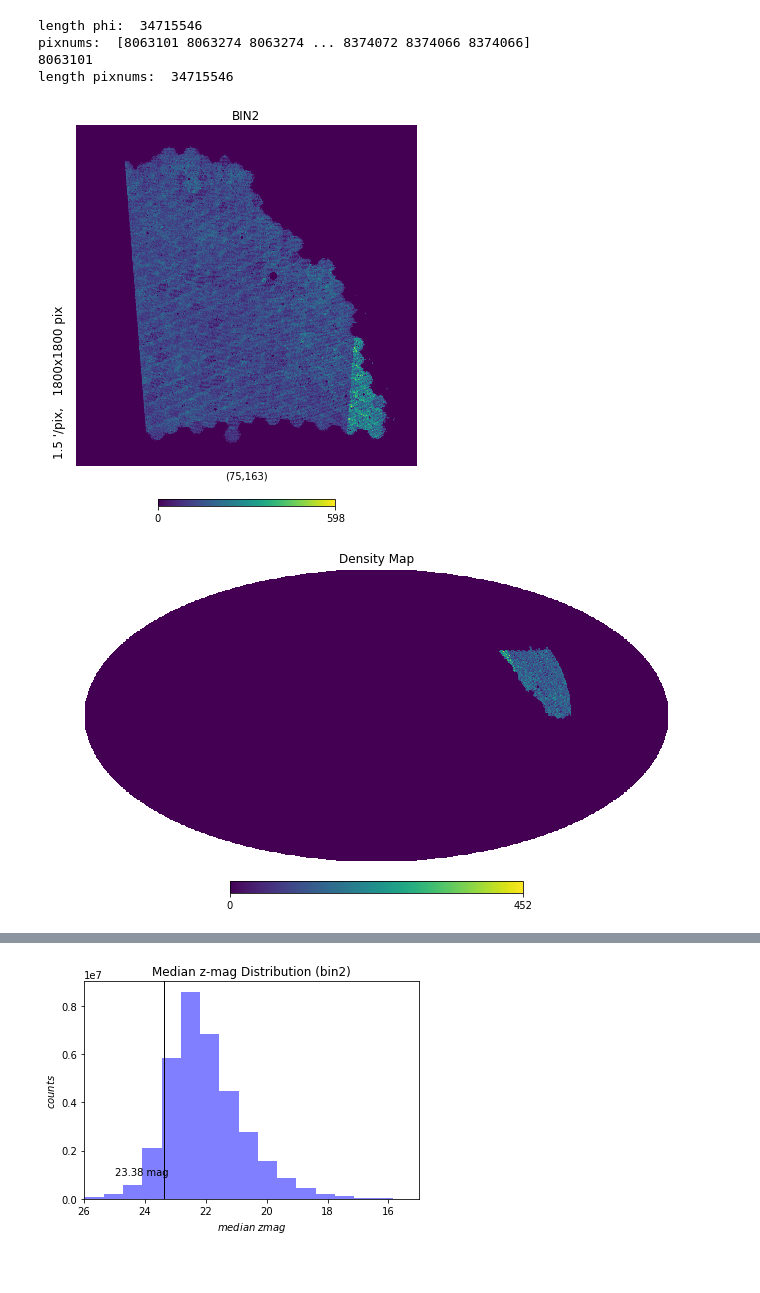
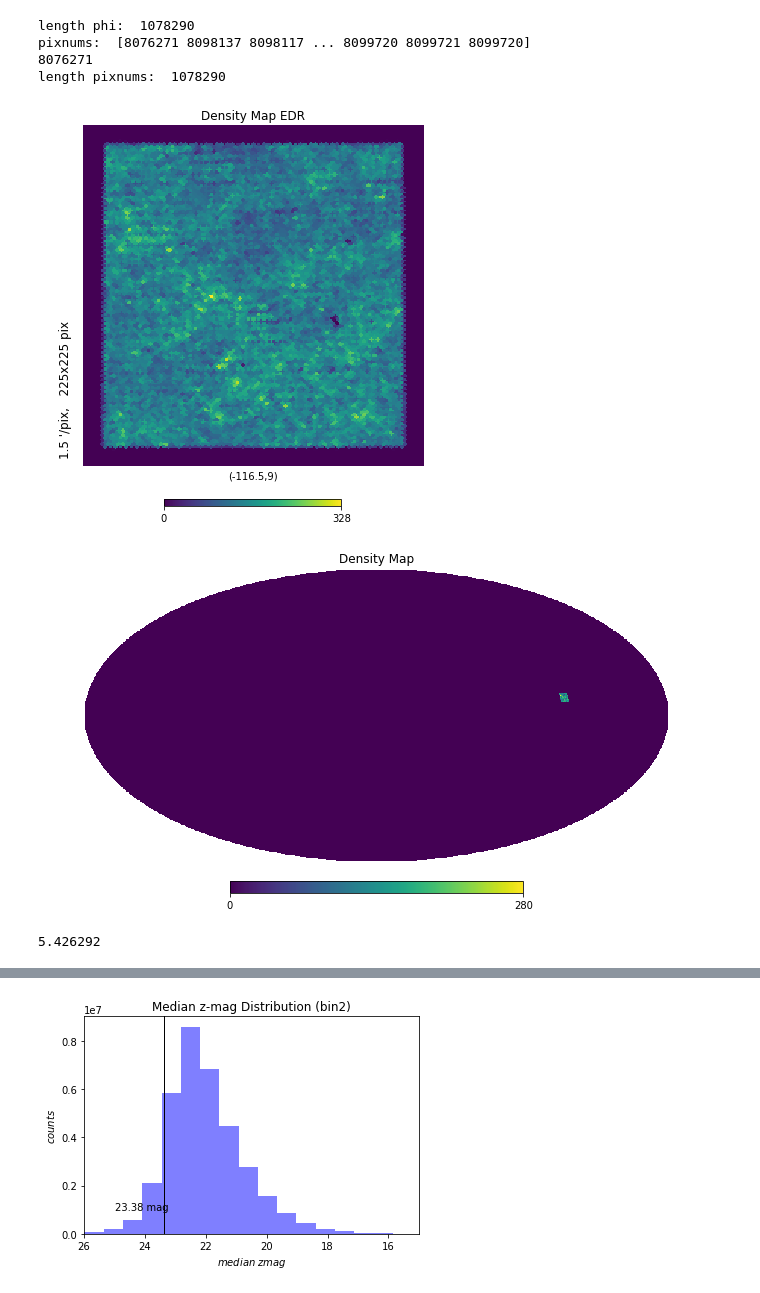
Before and after one commit to metownsend/LRG-Sats, a Jupyter notebook: new-cat-healpix-bin2.ipynb, the cells around one changed output, grey strips where cells are left out. Cells and saved outputs as stored; diff of their text form; code cells hidden in the pictures.

```diff
--- a/new-cat-healpix-bin2.ipynb
+++ b/new-cat-healpix-bin2.ipynb
@@ -25,20 +25,20 @@ from read_bricks import *
 from mpl_toolkits.axes_grid1 import make_axes_locatable
 import random
 # %%
-ra_dat2 = np.load('/Users/mtownsend/Documents/LRG_Data/expanded-data/new-cats/raBKG-bin2.npz')
-ra_BKG2 = ra_dat2['raBKG_bin2']
+ra_dat2 = np.load('/Users/mtownsend/Documents/LRG_Data/expanded-data/ra_BKG-EDR.npz')
+ra_BKG2 = ra_dat2['arr_0']
 print(len(ra_BKG2))
 print('ra done')
 
-dec_dat2 = np.load('/Users/mtownsend/Documents/LRG_Data/expanded-data/new-cats/decBKG-bin2.npz')
-dec_BKG2 = dec_dat2['decBKG_bin2']
+dec_dat2 = np.load('/Users/mtownsend/Documents/LRG_Data/expanded-data/dec_BKG-EDR.npz')
+dec_BKG2 = dec_dat2['arr_0']
 print(len(dec_BKG2))
 print('dec done')
 
-zmag_dat2 = np.load('/Users/mtownsend/Documents/LRG_Data/expanded-data/galdepth_z_BKG-EDR.npz')
-zmag_BKG2 = zmag_dat2['dataTOT']
-print(len(zmag_BKG2))
-print('zmag done')
+galdepth_z_dat2 = np.load('/Users/mtownsend/Documents/LRG_Data/expanded-data/galdepth_z_BKG-EDR.npz')
+galdepth_z_BKG2 = galdepth_z_dat2['arr_0']
+print(len(galdepth_z_BKG2))
+print('galdepth done')
 
 # trans_g_dat2 = np.load('/Users/mtownsend/Documents/LRG_Data/expanded-data/new-cats/trans_g_BKG-bin2.npz')
 # trans_g_BKG2 = trans_g_dat2['mw_trans_g_BKG_bin2']
@@ -63,0 +64,14 @@ zmag done
+# %%
+ra_BKG = ra_BKG2[np.where((ra_BKG2 >= 241) & (ra_BKG2 <= 246) & (dec_BKG2 >= 6.5) & (dec_BKG2 <= 11.5) & (galdepth_z_BKG2 != 0.))]
+print(len(ra_BKG))
+
+dec_BKG = dec_BKG2[np.where((ra_BKG2 >= 241) & (ra_BKG2 <= 246) & (dec_BKG2 >= 6.5) & (dec_BKG2 <= 11.5) & (galdepth_z_BKG2 != 0.))]
+print(len(dec_BKG))
+
+galdepth_z_BKG = galdepth_z_BKG2[np.where((ra_BKG2 >= 241) & (ra_BKG2 <= 246) & (dec_BKG2 >= 6.5) & (dec_BKG2 <= 11.5) & (galdepth_z_BKG2 != 0.))]
+print(len(galdepth_z_BKG))
+
+print(ra_BKG.min())
+print(ra_BKG.max())
+print(dec_BKG.min())
+print(dec_BKG.max())
@@ -74,9 +96,9 @@ npixel = hp.nside2npix(nside)
 theta = []
 phi = []
 
-for i in range(len(ra_BKG2)):
-    theta.append(np.radians(90. - dec_BKG2[i]))
-    phi.append(np.radians(ra_BKG2[i]))
+for i in range(len(ra_BKG)):
+    theta.append(np.radians(90. - dec_BKG[i]))
+    phi.append(np.radians(ra_BKG[i]))
 
 print('length phi: ', len(phi))
 # Convert angles theta and phi to pixel numbers
@@ -98,23 +120,34 @@ mapp = np.bincount(pixnums, minlength=npixel)
 # m = hp.ma(mapp)
 # m.mask = masked_map
 # %% [output]
-length phi:  34715546
-pixnums:  [8063101 8063274 8063274 ... 8374072 8374066 8374066]
-8063101
-length pixnums:  34715546
+length phi:  1078290
+pixnums:  [8076271 8098137 8098117 ... 8099720 8099721 8099720]
+8076271
+length pixnums:  1078290
 # %%
 # Plot mapp
-# hp.gnomview(mapp, xsize=225, ysize=225, rot=(-116.5, 9.), flip='geo', nest=True, title='Density Map (nobs >= 2)')
-hp.gnomview(mapp, flip='astro', xsize=1800, rot=(75., 163.), nest=True, title='BIN2')
+hp.gnomview(mapp, xsize=225, rot=(-116.5, 9), flip='astro', nest=True, title='Density Map EDR')
+# hp.gnomview(mapp, flip='astro', xsize=1800, rot=(75., 163.), nest=True, title='BIN2')
 # plt.savefig('/Users/mtownsend/Desktop/HEALPix-bin2.pdf')
 plt.show()
 # %% [output]
-[figure, old version]
+[figure, new version]
 # %%
 hp.mollview(mapp, flip='astro', nest=True, title='Density Map')
 plt.show()
 # %% [output]
-[figure, old version]
+[figure, new version]
+# %%
+# for a 5 sigma detection limit
+
+# flux in nanomaggies
+zflux_nanomaggies_5 = 5.*(np.sqrt(galdepth_z_BKG))
+print(galdepth_z_BKG.min())
+
+# AB magnitudes
+zmag_AB = -2.5*(np.log10(zflux_nanomaggies_5) - 9.)
+# %% [output]
+5.426292
 # %%
 # This section maps various values of the galaxies into a HEALPix map so the result is basically a density map of
 # galaxy properties. In this code the new maps are array_g, array_r, and array_z.
```
Also changed, not shown: parts of 5 cells of this notebook, 1 other file.
